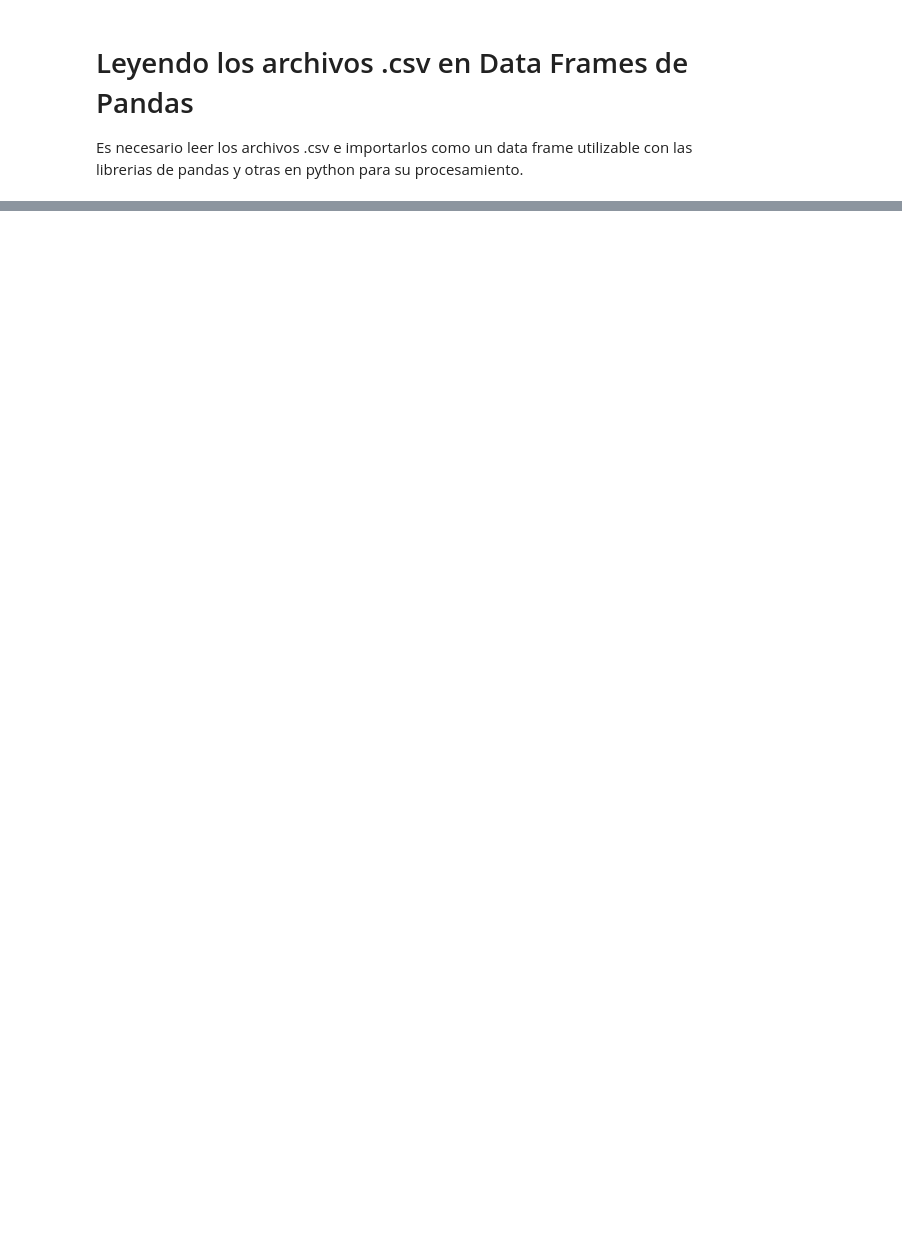
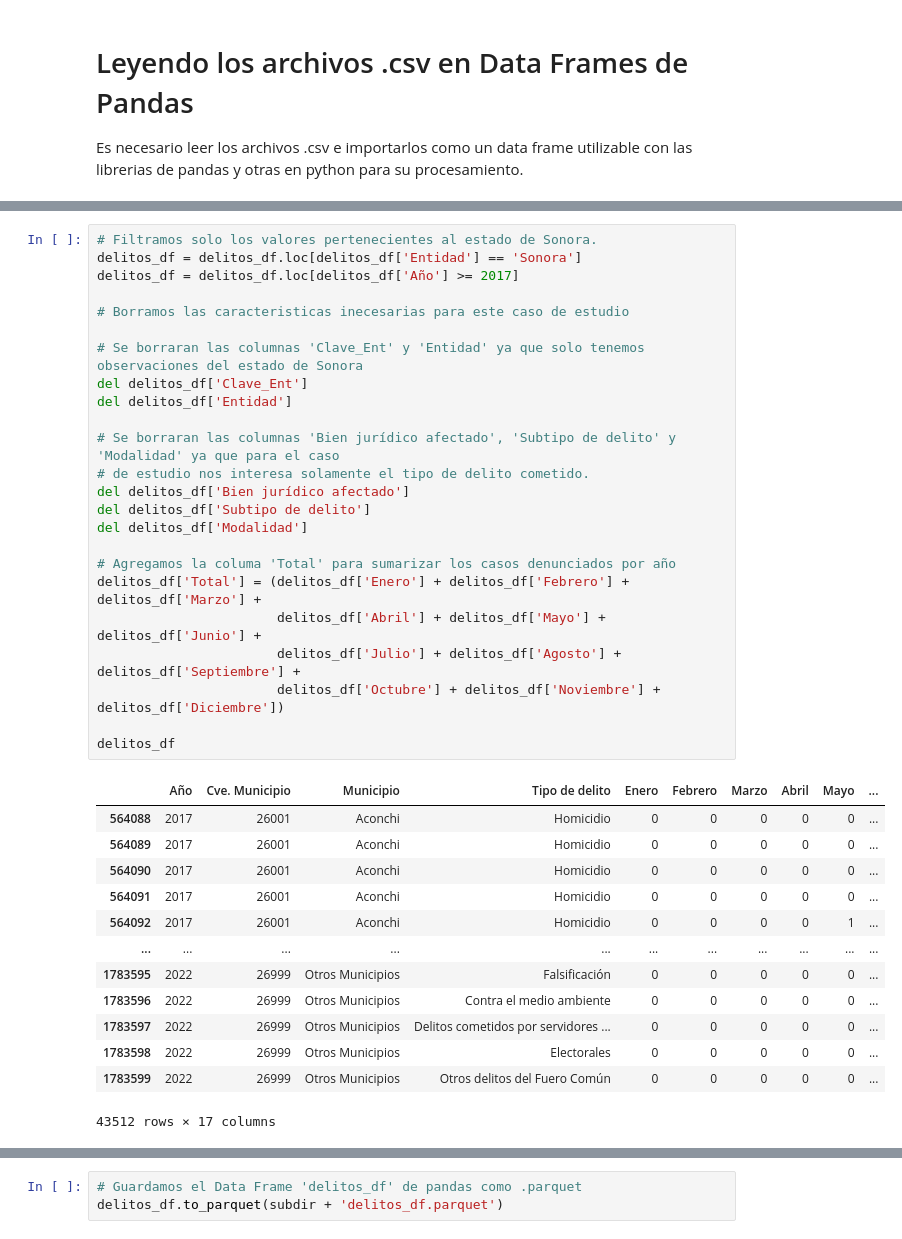
Before and after one commit to osirisizs/Proyecto-Ingenieria-de-Caracteristicas, a Jupyter notebook: Proyecto1_Descargando_Datos.ipynb, the cells around one changed output, grey strips where cells are left out. Saved outputs shown, nothing was run; the diff lists cells and outputs as text; blank space fills up the shorter version.

```diff
--- a/Proyecto1_Descargando_Datos.ipynb
+++ b/Proyecto1_Descargando_Datos.ipynb
@@ -208,0 +319,38 @@ diccionario2022_df = pd.read_csv(subdir + 'conjunto_de_datos_TPer_Vic1_ENVIPE_20
+# %%
+# Filtramos solo los valores pertenecientes al estado de Sonora.
+delitos_df = delitos_df.loc[delitos_df['Entidad'] == 'Sonora']
+delitos_df = delitos_df.loc[delitos_df['Año'] >= 2017]
+
+# Borramos las caracteristicas inecesarias para este caso de estudio
+
+# Se borraran las columnas 'Clave_Ent' y 'Entidad' ya que solo tenemos observaciones del estado de Sonora
+del delitos_df['Clave_Ent']
+del delitos_df['Entidad']
+
+# Se borraran las columnas 'Bien jurídico afectado', 'Subtipo de delito' y 'Modalidad' ya que para el caso
+# de estudio nos interesa solamente el tipo de delito cometido.
+del delitos_df['Bien jurídico afectado']
+del delitos_df['Subtipo de delito']
+del delitos_df['Modalidad']
+
+# Agregamos la columa 'Total' para sumarizar los casos denunciados por año
+delitos_df['Total'] = (delitos_df['Enero'] + delitos_df['Febrero'] + delitos_df['Marzo'] +
+                       delitos_df['Abril'] + delitos_df['Mayo'] + delitos_df['Junio'] +
+                       delitos_df['Julio'] + delitos_df['Agosto'] + delitos_df['Septiembre'] +
+                       delitos_df['Octubre'] + delitos_df['Noviembre'] + delitos_df['Diciembre'])
+
+delitos_df
+# %% [output]
+|  | Año | Cve. Municipio | Municipio | Tipo de delito | Enero | Febrero | Marzo | Abril | Mayo | ... |
+| 564088 | 2017 | 26001 | Aconchi | Homicidio | 0 | 0 | 0 | 0 | 0 | ... |
+| 564089 | 2017 | 26001 | Aconchi | Homicidio | 0 | 0 | 0 | 0 | 0 | ... |
+| 564090 | 2017 | 26001 | Aconchi | Homicidio | 0 | 0 | 0 | 0 | 0 | ... |
+| 564091 | 2017 | 26001 | Aconchi | Homicidio | 0 | 0 | 0 | 0 | 0 | ... |
+| 564092 | 2017 | 26001 | Aconchi | Homicidio | 0 | 0 | 0 | 0 | 1 | ... |
+| ... | ... | ... | ... | ... | ... | ... | ... | ... | ... | ... |
+| 1783595 | 2022 | 26999 | Otros Municipios | Falsificación | 0 | 0 | 0 | 0 | 0 | ... |
+| 1783596 | 2022 | 26999 | Otros Municipios | Contra el medio ambiente | 0 | 0 | 0 | 0 | 0 | ... |
+| 1783597 | 2022 | 26999 | Otros Municipios | Delitos cometidos por servidores ... | 0 | 0 | 0 | 0 | 0 | ... |
+| 1783598 | 2022 | 26999 | Otros Municipios | Electorales | 0 | 0 | 0 | 0 | 0 | ... |
+| 1783599 | 2022 | 26999 | Otros Municipios | Otros delitos del Fuero Común | 0 | 0 | 0 | 0 | 0 | ... |
+43512 rows × 17 columns
@@ -208,0 +358,3 @@ diccionario2022_df = pd.read_csv(subdir + 'conjunto_de_datos_TPer_Vic1_ENVIPE_20
+# %%
+# Guardamos el Data Frame 'delitos_df' de pandas como .parquet
+delitos_df.to_parquet(subdir + 'delitos_df.parquet')
```
Also changed, not shown: parts of 18 cells of this notebook.
